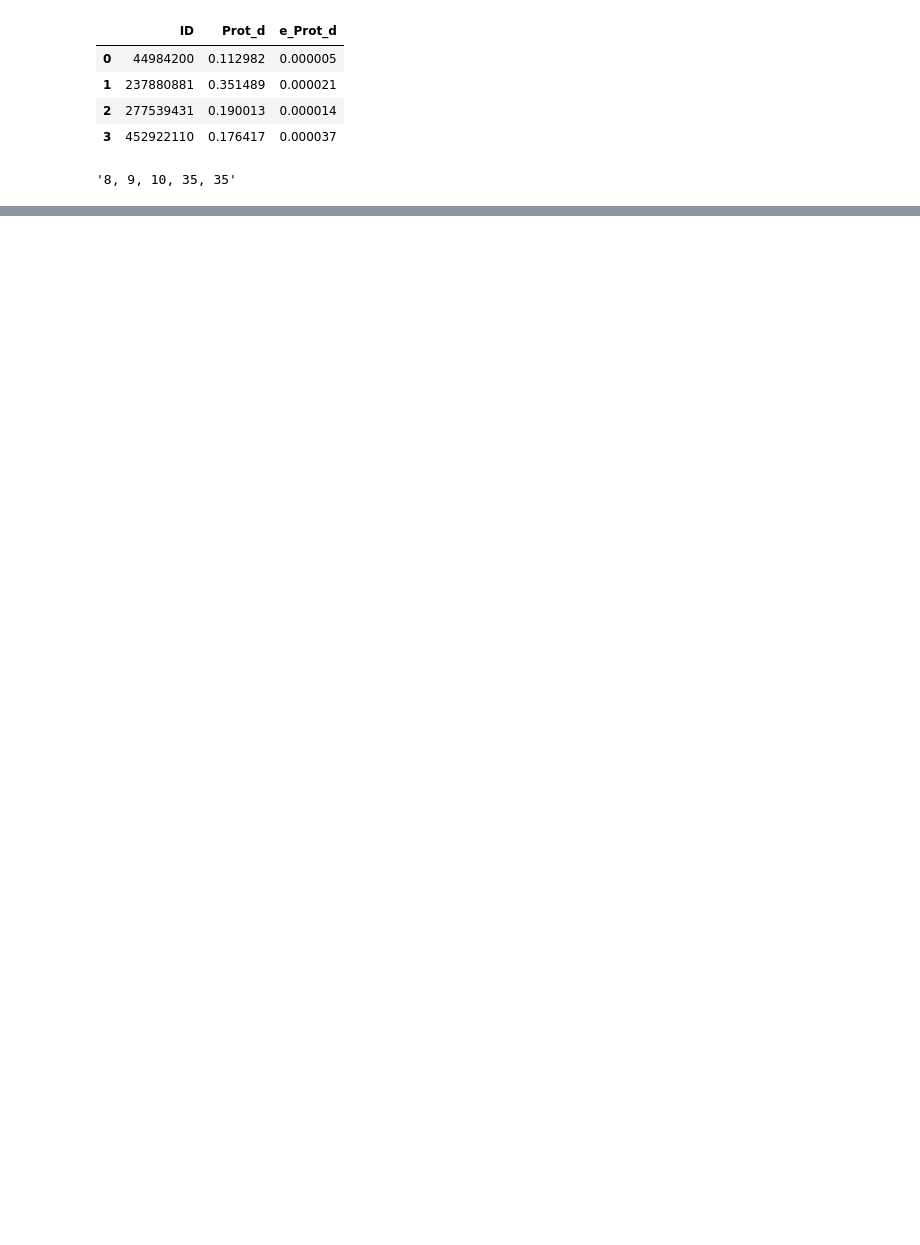
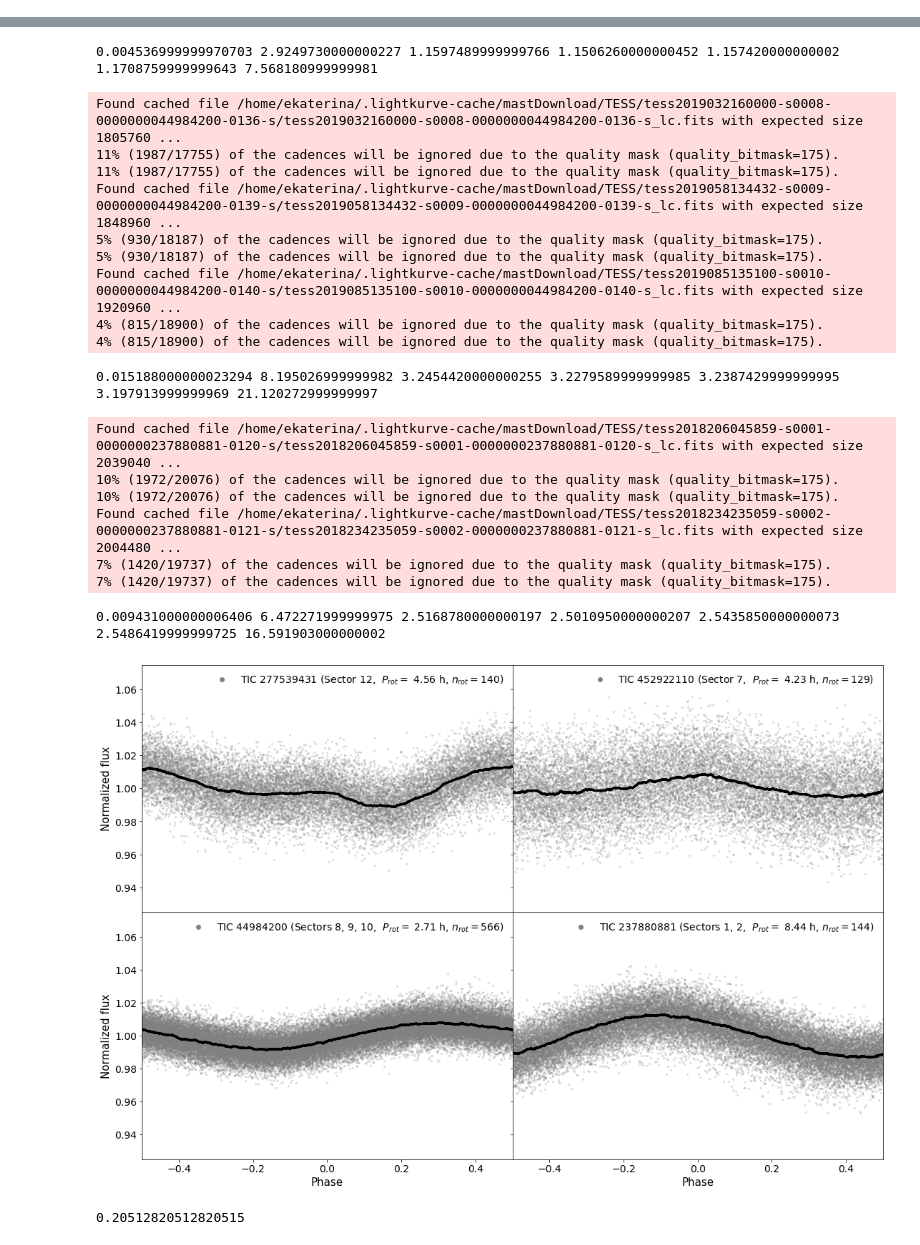
Before and after one commit to ekaterinailin/MalachiteMountains, a Jupyter notebook: analysis/notebooks/_NB_paper_plot_phase_folded_light_curves.ipynb, the cells around one changed output, grey strips where cells are left out. Drawn from its saved outputs; the diff is of its cells as text; code cells hidden in the pictures; blank space fills up the shorter version.

```diff
--- a/analysis/notebooks/_NB_paper_plot_phase_folded_light_curves.ipynb
+++ b/analysis/notebooks/_NB_paper_plot_phase_folded_light_curves.ipynb
@@ -38,9 +38,9 @@ from altaipony.flarelc import FlareLightCurve
 from altaipony.utils import sigma_clip
 
 
-def plot_phase_folded_lightcurve(ax, row):
+def plot_phase_folded_lightcurve(ax, row, plural=""):
 
-    nlcs = {"277" : 1, "449": 3, "237" : 2, "452":3}
+    nlcs = {"277" : 1, "449": 3, "237" : 2, "452":1}
     x = str(row.ID)[:3]
 
     res = lk.search_lightcurvefile(f"TIC {row.ID:.0f}")[:nlcs[x]]
@@ -48,6 +48,7 @@ def plot_phase_folded_lightcurve(ax, row):
     sectors = list(res.table["sequence_number"].data.data.astype(str))
     if len(sectors) > 1:
         plural = "s"
+
     s = ", ".join(sectors)
 
     flcs = res.download_all()
@@ -75,6 +76,11 @@ def plot_phase_folded_lightcurve(ax, row):
     # Mask the flares:
     FLC.flux[~mask] = np.nan
 
+    #
+    total_hours_observed = len(FLC.flux) / 30.
+    number_rotations_observed = total_hours_observed / (row.Prot_d * 24.)
+    rotstring = r"$n_{rot}=$" + f"{number_rotations_observed:.0f}"
+
     # fold the masked lightcurve with previously derived rotation period
     folded = FLC.fold(period=row.Prot_d, t0=FLC.time[0], )
 
@@ -92,23 +98,13 @@ def plot_phase_folded_lightcurve(ax, row):
 
 
     legend_elements = [Line2D([0], [0], marker='o', color='w',
-                       label=f"TIC {row.ID:.0f}" +
-                             r" ($P_{rot}=$ " +
-                             f"{row.Prot_d*24.:.2f} h) \nphase folded light curve \n(Sector{plural} {s})",
+                       label=f"TIC {row.ID:.0f} (Sector{plural} {s}; " +
+                             r" $P_{rot}=$ " +
+                             f"{row.Prot_d*24.:.2f} h; {rotstring})",
                        markerfacecolor='grey', markersize=8),
-                       Line2D([0], [0], color='k', lw=3, label="rolling median"),
+                    #   Line2D([0], [0], color='k', lw=3, label="rolling median"),
                       ]
 
     ax.legend(handles=legend_elements, fontsize=14, frameon=False, loc=1)
 # %%
 rot = pd.read_csv(f"{CWD}/analysis/results/mcmc/rotation/mcmc_rotation_output_propagated.csv")
-# %%
-row = rot.iloc[0]
-# %%
-rot
-# %% [output]
-|  | ID | Prot_d | e_Prot_d |
-| 0 | 44984200 | 0.112982 | 0.000005 |
-| 1 | 237880881 | 0.351489 | 0.000021 |
-| 2 | 277539431 | 0.190013 | 0.000014 |
-| 3 | 452922110 | 0.176417 | 0.000037 |
@@ -117,7 +110,0 @@ res = lk.search_lightcurvefile(f"TIC {row.ID:.0f}")
-# %%
-sectors = list(res.table["sequence_number"].data.data.astype(str))
-if len(sectors) > 1:
-    plural = "s"
-s = ", ".join(sectors)
-# %% [output]
-'8, 9, 10, 35, 35'
@@ -130,17 +111,27 @@ plt.subplots_adjust(hspace=0, wspace=0)
 # %%
+%matplotlib inline
+fig, axes = plt.subplots(nrows=2, ncols=2, figsize=(18*.8,12*.8), sharex=True, sharey=True)
+axes = [i for ax in axes for i in ax]
 
-for i, ax in enumerate(axes):
+plt.subplots_adjust(left=0, bottom=0, right=1, top=1, hspace=0, wspace=0)
 
+IDs = ["277", "452", "449", "237"]
+for id_, ax in list(zip(IDs, axes)):
+    ids = rot.ID.astype(int).astype(str).apply(lambda x: x[:3])
+    row = rot[ids == id_].iloc[0]
     plot_phase_folded_lightcurve(ax, row)
 
-
-plt.ylim(.92,1.08)
+plt.ylim(.925,1.075)
 plt.xlim(-0.5,0.5)
 for i in [0,2]:
     axes[i].set_ylabel(r"Normalized flux",fontsize=15)
+for i in [2,3]:
+    axes[i].set_xlabel(f"Phase",fontsize=15)
+# axes[2].set_yticklabels(list(axes[2].get_yticklabels())[:-1])
 
-axes[-1].set_xlabel(f"Phase",fontsize=15)
-plt.savefig(f"../plots/rotation/{row.ID:.0f}_phase_curve_total.png", dpi=300)
+plt.savefig(f"../plots/rotation/{row.ID:.0f}_phase_curve_total2.png", dpi=300)
+plt.savefig('/home/ekaterina/Documents/002_writing/multiperiod-flares-draft-mnras/figures/mnras_phase_folded.png',
+            dpi=300)
 # %% [output]
 Found cached file /home/ekaterina/.lightkurve-cache/mastDownload/TESS/tess2019140104343-s0012-0000000277539431-0144-s/tess2019140104343-s0012-0000000277539431-0144-s_lc.fits with expected size 2041920 ...
 5% (1015/20119) of the cadences will be ignored due to the quality mask (quality_bitmask=175).
@@ -147,0 +143,19 @@ Found cached file /home/ekaterina/.lightkurve-cache/mastDownload/TESS/tess201914
+0.004536999999970703 2.9249730000000227 1.1597489999999766 1.1506260000000452 1.157420000000002 1.1708759999999643 7.568180999999981
+Found cached file /home/ekaterina/.lightkurve-cache/mastDownload/TESS/tess2019032160000-s0008-0000000044984200-0136-s/tess2019032160000-s0008-0000000044984200-0136-s_lc.fits with expected size 1805760 ...
+11% (1987/17755) of the cadences will be ignored due to the quality mask (quality_bitmask=175).
+11% (1987/17755) of the cadences will be ignored due to the quality mask (quality_bitmask=175).
+Found cached file /home/ekaterina/.lightkurve-cache/mastDownload/TESS/tess2019058134432-s0009-0000000044984200-0139-s/tess2019058134432-s0009-0000000044984200-0139-s_lc.fits with expected size 1848960 ...
+5% (930/18187) of the cadences will be ignored due to the quality mask (quality_bitmask=175).
+5% (930/18187) of the cadences will be ignored due to the quality mask (quality_bitmask=175).
+Found cached file /home/ekaterina/.lightkurve-cache/mastDownload/TESS/tess2019085135100-s0010-0000000044984200-0140-s/tess2019085135100-s0010-0000000044984200-0140-s_lc.fits with expected size 1920960 ...
+4% (815/18900) of the cadences will be ignored due to the quality mask (quality_bitmask=175).
+4% (815/18900) of the cadences will be ignored due to the quality mask (quality_bitmask=175).
+0.015188000000023294 8.195026999999982 3.2454420000000255 3.2279589999999985 3.2387429999999995 3.197913999999969 21.120272999999997
+Found cached file /home/ekaterina/.lightkurve-cache/mastDownload/TESS/tess2018206045859-s0001-0000000237880881-0120-s/tess2018206045859-s0001-0000000237880881-0120-s_lc.fits with expected size 2039040 ...
+10% (1972/20076) of the cadences will be ignored due to the quality mask (quality_bitmask=175).
+10% (1972/20076) of the cadences will be ignored due to the quality mask (quality_bitmask=175).
+Found cached file /home/ekaterina/.lightkurve-cache/mastDownload/TESS/tess2018234235059-s0002-0000000237880881-0121-s/tess2018234235059-s0002-0000000237880881-0121-s_lc.fits with expected size 2004480 ...
+7% (1420/19737) of the cadences will be ignored due to the quality mask (quality_bitmask=175).
+7% (1420/19737) of the cadences will be ignored due to the quality mask (quality_bitmask=175).
+0.009431000000006406 6.472271999999975 2.5168780000000197 2.5010950000000207 2.5435850000000073 2.5486419999999725 16.591903000000002
+[figure, added]
@@ -149,0 +162,4 @@ flcs = [FLC[:9000],FLC[9000:]]
+# %%
+800 *2. / 60 /130
+# %% [output]
+0.20512820512820515
```
Also changed, not shown: parts of 10 cells of this notebook, 2 other files.
